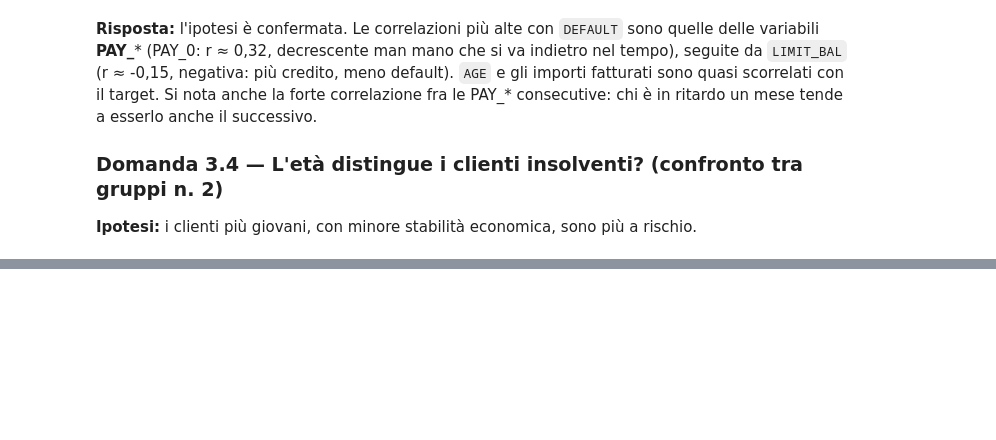
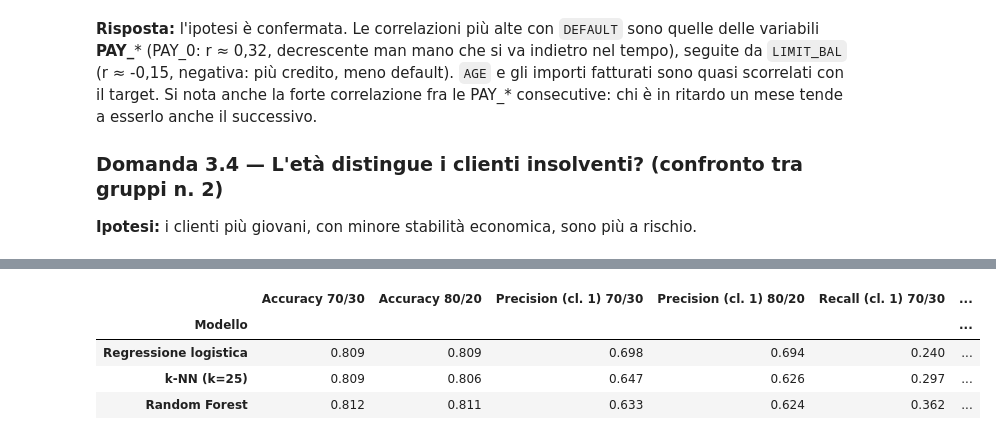
Before and after one commit to etooooooooo/Gruppo-1--Data-Science, a Jupyter notebook: analisi_credit_default.ipynb, the cells around one changed output, grey strips where cells are left out. Drawn from its saved outputs; the diff is of its cells as text; code cells hidden in the pictures; blank space fills up the shorter version.

```diff
--- a/analisi_credit_default.ipynb
+++ b/analisi_credit_default.ipynb
@@ -310,0 +433,4 @@ print(tasso_eta.round(3))
+# %%
+tabella = pd.DataFrame(risultati).set_index("Modello").round(3)
+#tabella.to_csv("../figures/tabella_risultati.csv")
+tabella
@@ -310,0 +550,4 @@ print(tasso_eta.round(3))
+# %%
+tabella1 = pd.DataFrame(risultati1).set_index("Modello").round(3)
+#tabella.to_csv("../figures/tabella_risultati.csv")
+tabella1
@@ -310,0 +560,15 @@ print(tasso_eta.round(3))
+# %%
+confronto = tabella.join(tabella1, lsuffix=" 70/30", rsuffix=" 80/20")
+
+ordine = []
+for m in tabella.columns:
+    ordine += [f"{m} 70/30", f"{m} 80/20"]
+confronto = confronto[ordine]
+
+confronto
+# %% [output]
+|  | Accuracy 70/30 | Accuracy 80/20 | Precision (cl. 1) 70/30 | Precision (cl. 1) 80/20 | Recall (cl. 1) 70/30 | ... |
+| Modello |  |  |  |  |  | ... |
+| Regressione logistica | 0.809 | 0.809 | 0.698 | 0.694 | 0.240 | ... |
+| k-NN (k=25) | 0.809 | 0.806 | 0.647 | 0.626 | 0.297 | ... |
+| Random Forest | 0.812 | 0.811 | 0.633 | 0.624 | 0.362 | ... |
```
Also changed, not shown: parts of 34 cells of this notebook.
